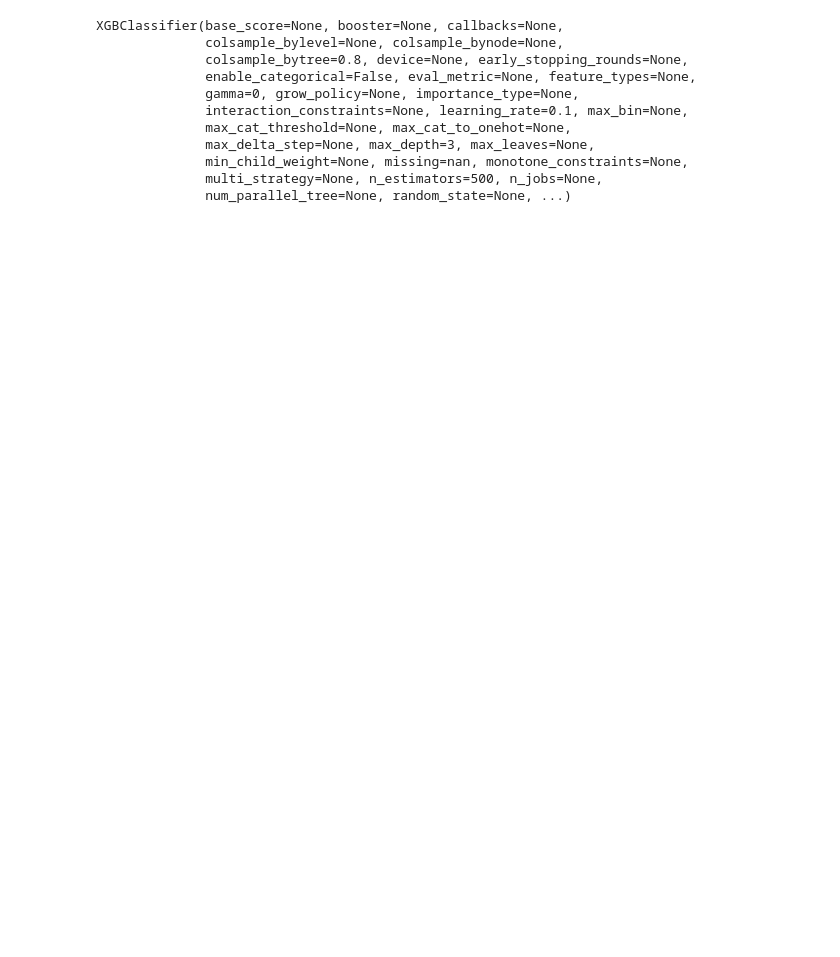
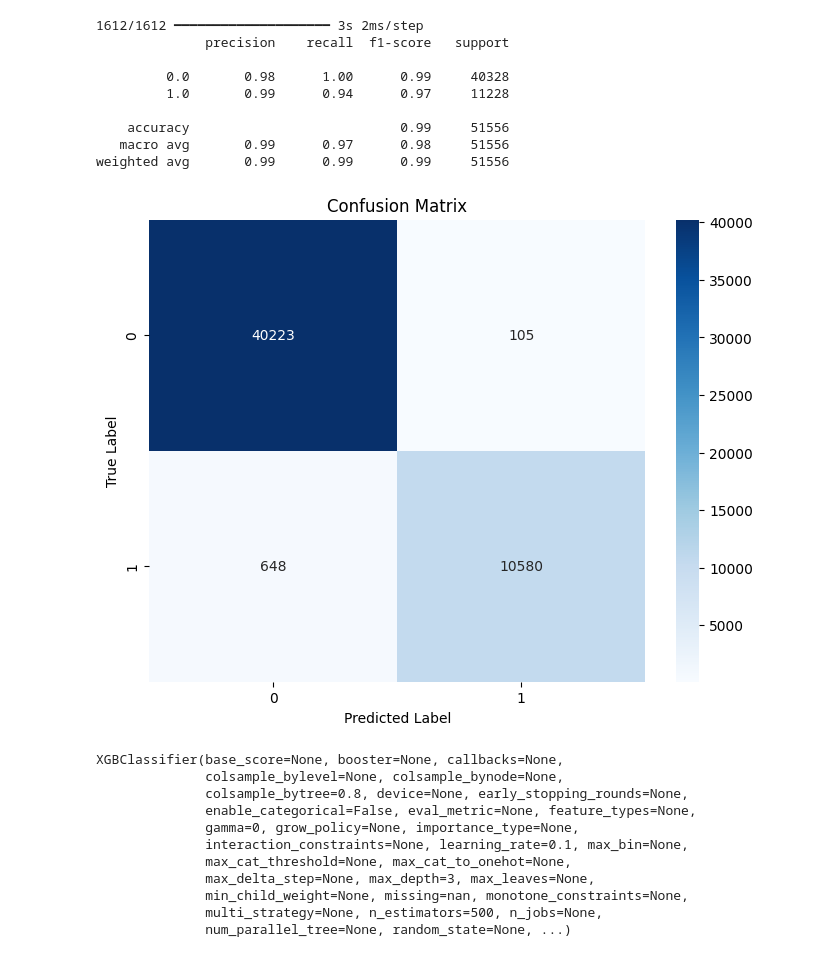
Before and after one commit to tanhl30/HE4045_Project, a Jupyter notebook: 2. Machine Learning/Kevin_Script.ipynb, the cells around one changed output. Saved outputs shown, nothing was run; the diff lists cells and outputs as text; code cells hidden in the pictures; blank space fills up the shorter version.

```diff
--- a/2. Machine Learning/Kevin_Script.ipynb
+++ b/2. Machine Learning/Kevin_Script.ipynb
@@ -202,3 +271,33 @@ plt.show()
+# %%
+from sklearn.metrics import confusion_matrix
+
+y_pred = model.predict(X_test)
+y_pred_classes = np.argmax(y_pred, axis=1)
+
+# Create confusion matrix
+cm = confusion_matrix(y_test, y_pred_classes)
+
+# Create classification report
+print(classification_report(y_test, y_pred_classes))
+
+# Plot confusion matrix as heatmap
+plt.figure(figsize=(8, 6))
+sns.heatmap(cm, annot=True, fmt='d', cmap='Blues', xticklabels=['0', '1'], yticklabels=['0', '1'])
+plt.xlabel('Predicted Label')
+plt.ylabel('True Label')
+plt.title('Confusion Matrix')
+plt.show()
+# %% [output]
+1612/1612 ━━━━━━━━━━━━━━━━━━━━ 3s 2ms/step
+              precision    recall  f1-score   support
+
+         0.0       0.98      1.00      0.99     40328
+         1.0       0.99      0.94      0.97     11228
+
+    accuracy                           0.99     51556
+   macro avg       0.99      0.97      0.98     51556
+weighted avg       0.99      0.99      0.99     51556
+[figure, added]
 # %%
 from xgboost import XGBClassifier
 
```
Also changed, not shown: parts of 20 cells of this notebook.
